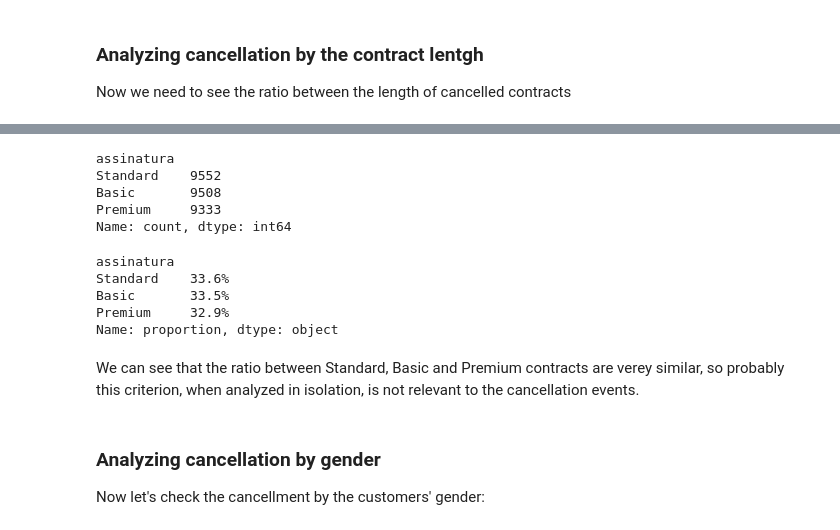
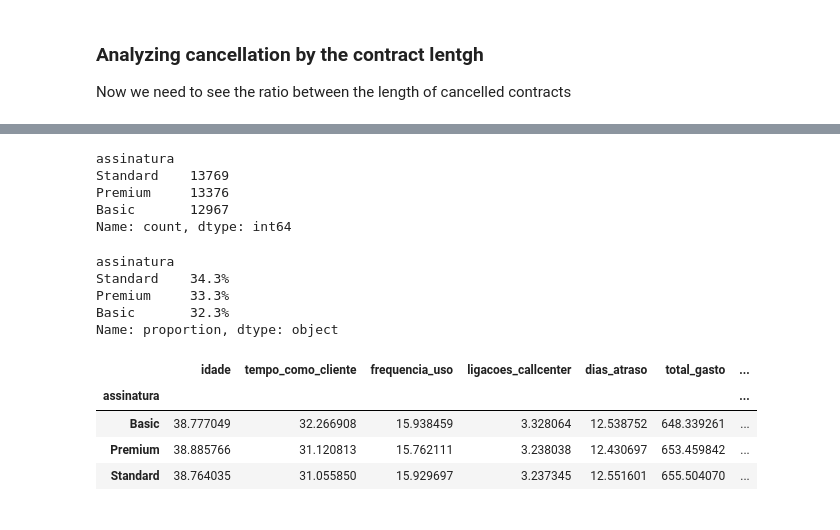
Before and after one commit to pedrocfontenele/Analyzing-Churn-of-an-Internet-Service-Provider, a Jupyter notebook: Untitled-1.ipynb, the cells around one changed output, grey strips where cells are left out. Cells and saved outputs as stored; diff of their text form; code cells hidden in the pictures.

```diff
--- a/Untitled-1.ipynb
+++ b/Untitled-1.ipynb
@@ -218,20 +225,21 @@ Now let's check the cancellment by the type of the contract:
 # %%
-display(cancel_base['assinatura'].value_counts())
-display(cancel_base['assinatura'].value_counts(normalize=True).map('{:.1%}'.format))
+display(db2['assinatura'].value_counts())
+display(db2['assinatura'].value_counts(normalize=True).map('{:.1%}'.format))
+
+display(db2.groupby('assinatura').mean(numeric_only=True))
 # %% [output]
 assinatura
-Standard    9552
-Basic       9508
-Premium     9333
+Standard    13769
+Premium     13376
+Basic       12967
 Name: count, dtype: int64
 assinatura
-Standard    33.6%
-Basic       33.5%
-Premium     32.9%
+Standard    34.3%
+Premium     33.3%
+Basic       32.3%
 Name: proportion, dtype: object
+|  | idade | tempo_como_cliente | frequencia_uso | ligacoes_callcenter | dias_atraso | total_gasto | ... |
+| assinatura |  |  |  |  |  |  | ... |
+| Basic | 38.777049 | 32.266908 | 15.938459 | 3.328064 | 12.538752 | 648.339261 | ... |
+| Premium | 38.885766 | 31.120813 | 15.762111 | 3.238038 | 12.430697 | 653.459842 | ... |
+| Standard | 38.764035 | 31.055850 | 15.929697 | 3.237345 | 12.551601 | 655.504070 | ... |
-# %% [markdown]
-We can see that the ratio between Standard, Basic and Premium contracts are verey similar, so probably this criterion, when analyzed in isolation, is not relevant to the cancellation events.
-# %% [markdown]
-### Analyzing cancellation by gender
-
-Now let's check the cancellment by the customers' gender:
```
Also changed, not shown: parts of 16 cells of this notebook.
